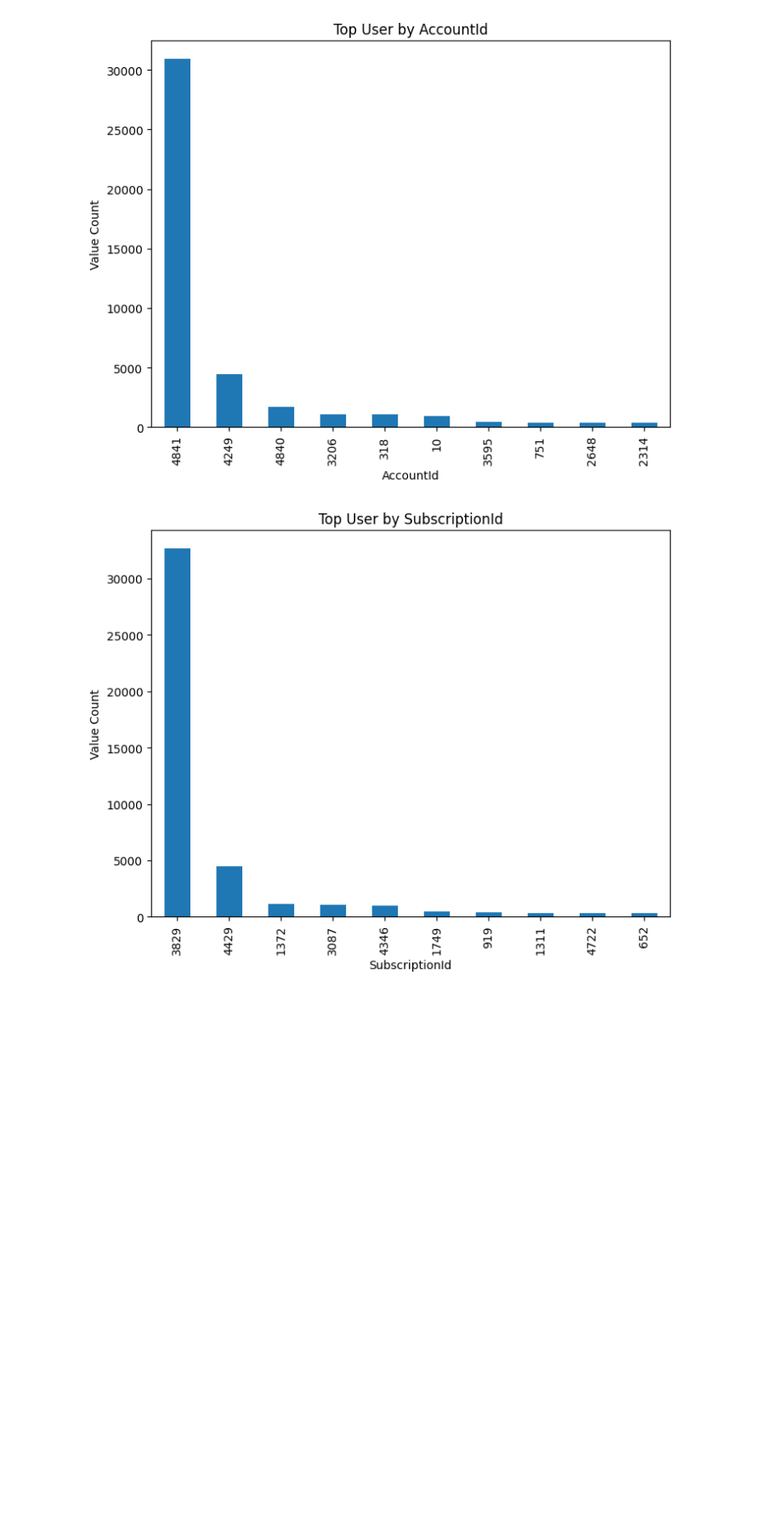
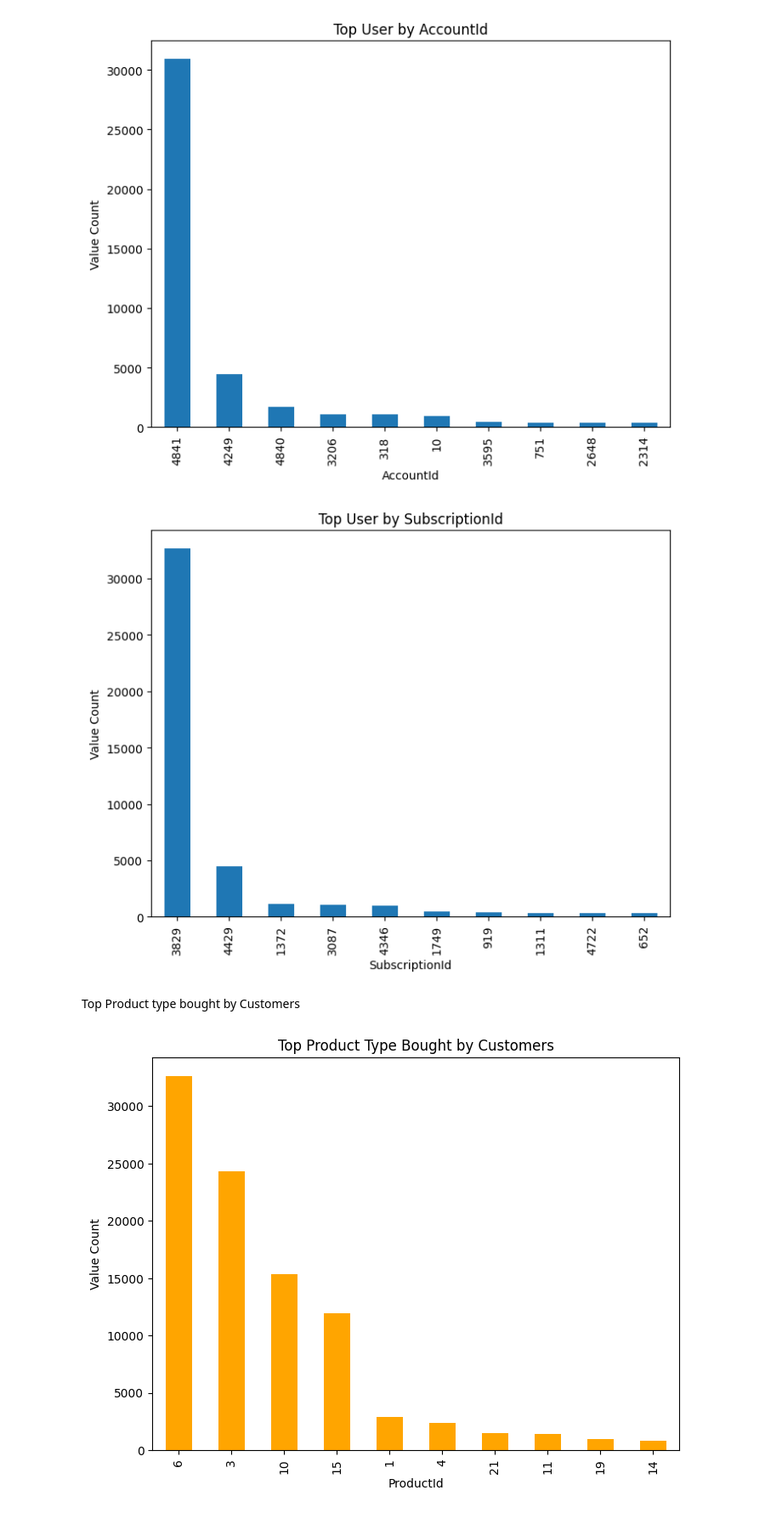
Before and after one commit to Heban-7/Credit-Scoring-Model, a Jupyter notebook: notebooks/Exploratory_data_analysis.ipynb, the cells around one changed output. Shown at 85% size. Drawn from its saved outputs; the diff is of its cells as text; code cells hidden in the pictures; blank space fills up the shorter version.

```diff
--- a/notebooks/Exploratory_data_analysis.ipynb
+++ b/notebooks/Exploratory_data_analysis.ipynb
@@ -200,2 +192,9 @@ top_user_plot(data, 'SubscriptionId')
 # %% [output]
 [figure]
+# %% [markdown]
+Top Product type bought by Customers
+# %%
+# Top product by Product Id
+eda.top_product_plot(data, 'ProductId')
+# %% [output]
+[figure, added]
```
Also changed, not shown: parts of 25 cells of this notebook, 4 other files.
